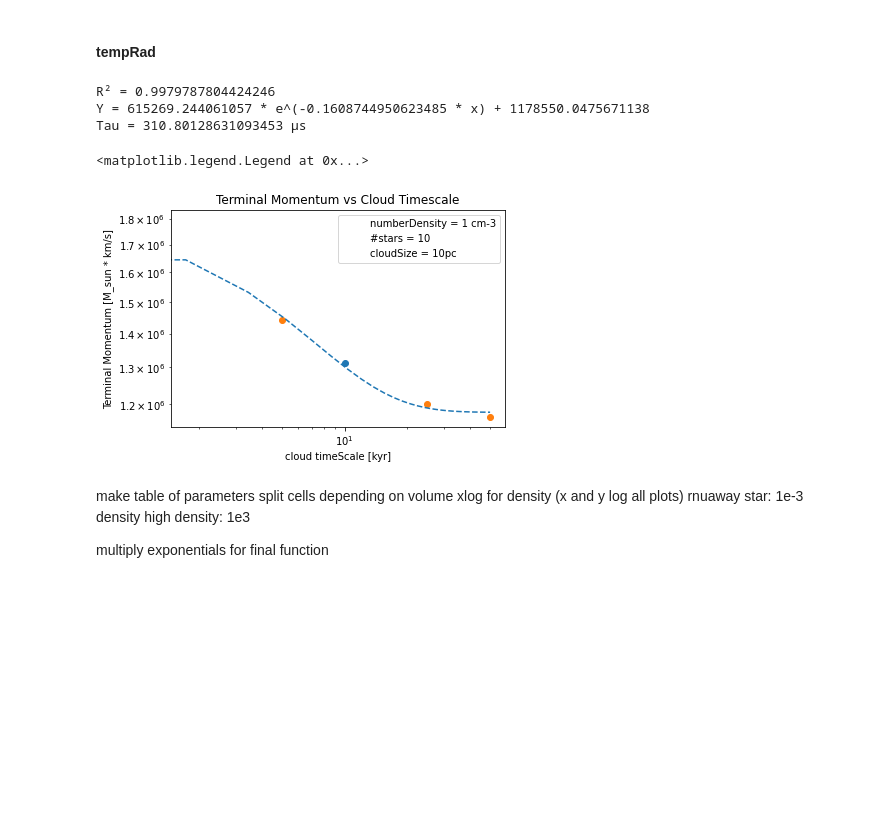
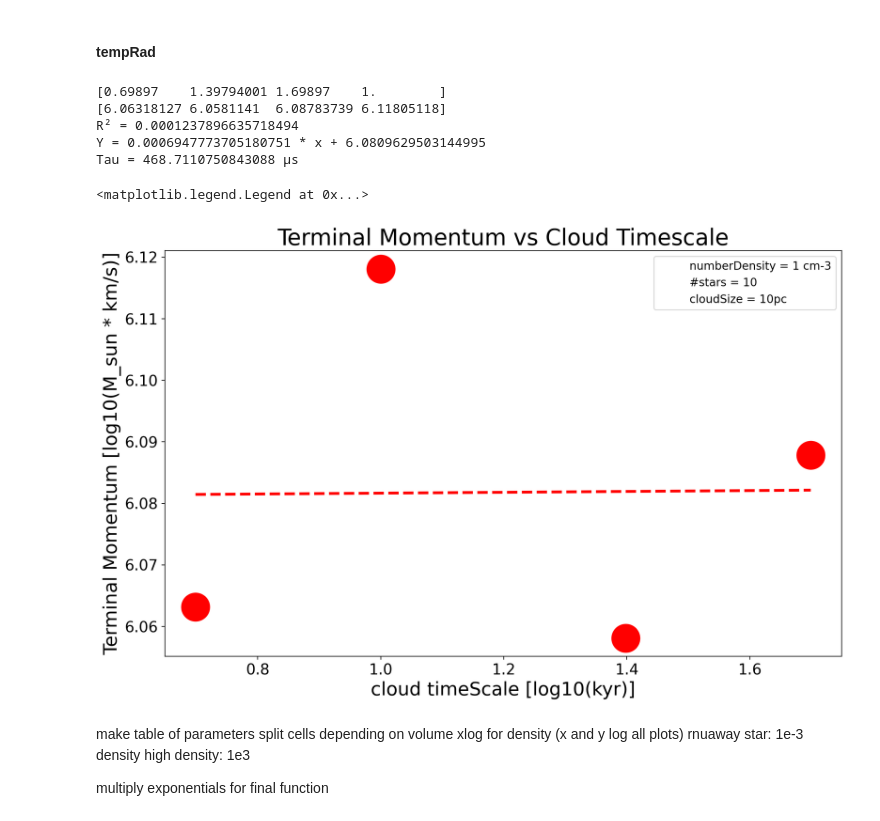
Before and after one commit to nelson-group/boecker_arepo, a Jupyter notebook: jupyterNotebooks/Cluster plots.ipynb, the cells around one changed output. Drawn from its saved outputs; the diff is of its cells as text; code cells hidden in the pictures; blank space fills up the shorter version.

```diff
--- a/jupyterNotebooks/Cluster plots.ipynb
+++ b/jupyterNotebooks/Cluster plots.ipynb
@@ -34,6 +35,13 @@ UnitTime_in_yr = UnitTime_in_s * sec_to_yr
 # %%
 folderPath = "/vera/ptmp/gc/xboecker/run/5_SN_cluster_final/"
 folderNames = ["0_base_with_IO_fields", "1_density_0_5", "1_density_10",  "2_stars_5", "2_stars_100", "3_rad_5pc", "3_rad_40pc", "4_tempRad_5kyr", "4_tempRad_50kyr"]
+folderNames = ["2_stars_1"]
+
+
+folderPath = "/vera/ptmp/gc/xboecker/run/2_new_create/"
+folderNames = ["28_1_2_n0_100"]
+
+
 #folderPath = "/u/xboecker/run/3_multiple_SNe/"
 #folderNames = ["0_1_star", "1_stars_10_linear_spacial_distribution_rad_10", "2_stars_10_linear_temporal_distribution_temp_5kyr", "3_stars_10_linear_spacial_and_temporal_distribution_rad_10pc_temp_5kyr"]
 dataFolders = np.full(len(folderNames),"string long enough so that no entry will be longer than this, because then is would be cut off......................................................................................")
@@ -44,7 +52,7 @@ for i in range(len(folderNames)):
 
 boxSize = 96
 frameAmount = 40
-frameNbrMultiplier = 10
+frameNbrMultiplier = 1
 TimeBetSnapshot_in_unit_time = 0.002
 # %%
 clp.GetUnitSystem()
@@ -363,9 +590,9 @@ empty_patch = mpatches.Patch(color='none', label="numberDensity = 1 cm-3")
 empty_patch2 = mpatches.Patch(color='none', label="#stars = 10")
 plt.legend(handles=[empty_patch, empty_patch2])
 
-s0 = plt.scatter(baseRad, baseTempRad, c=baseTerminalMomentum_in_cgs, cmap="jet", vmin = minTerminalMomentum, vmax = maxTerminalMomentum)
-s1 = plt.scatter(np.full(len(tempRadFolderNames), baseRad), tempRads, c=tempRadTerminalMomenta_in_cgs, cmap="jet", vmin = minTerminalMomentum, vmax = maxTerminalMomentum)
-s2 = plt.scatter(rads, np.full(len(radFolderNames), baseTempRad), c=radTerminalMomenta_in_cgs, cmap="jet", vmin = minTerminalMomentum, vmax = maxTerminalMomentum)
+s0 = plt.scatter(baseRad, baseTempRad, c=baseTerminalMomentum_in_mSun_kms, cmap="jet", vmin = minTerminalMomentum, vmax = maxTerminalMomentum)
+s1 = plt.scatter(np.full(len(tempRadFolderNames), baseRad), tempRads, c=tempRadTerminalMomenta_in_mSun_kms, cmap="jet", vmin = minTerminalMomentum, vmax = maxTerminalMomentum)
+s2 = plt.scatter(rads, np.full(len(radFolderNames), baseTempRad), c=radTerminalMomenta_in_mSun_kms, cmap="jet", vmin = minTerminalMomentum, vmax = maxTerminalMomentum)
 
 #s1 = plt.scatter(rad[0], tempRad[0], c=terminalMomenta_in_cgs[0], cmap="jet")
 #s2 = plt.scatter(rad[7:15], tempRad[7:15], c=terminalMomenta_in_cgs[7:15], cmap="jet", vmin = np.min(terminalMomenta) * UnitMass_in_Msun * UnitVelocity_in_km_per_s, vmax = np.max(terminalMomenta) * UnitMass_in_Msun * UnitVelocity_in_km_per_s)
@@ -379,6 +606,7 @@ s0.set_clim(minTerminalMomentum,maxTerminalMomentum)
 s1.set_clim(minTerminalMomentum,maxTerminalMomentum)
 s2.set_clim(minTerminalMomentum,maxTerminalMomentum)
 #s3.set_clim(minTerminalMomentum,maxTerminalMomentum)
+plt.style.use('./my_style.mplstyle')
 
 plt.title("Terminal Momentum [M_sun * km/s]")
 plt.xlabel(r"cloudTimescale tau [kyr]")
@@ -541,7 +837,7 @@ At the end: very dens gas --> it doesn't really start moving
 # perform the fit
 p0 = (1104807, .106675524983074746, 1406534) # start with values near those we expect
 nStarArrayToFit = np.append(nStars, baseNStar)
-nStarTerminalMomentumArrayToFit = np.append(starTerminalMomenta_in_cgs, baseTerminalMomentum_in_cgs)
+nStarTerminalMomentumArrayToFit = np.append(starTerminalMomenta_in_mSun_kms, baseTerminalMomentum_in_mSun_kms)
 xValues = np.log10(nStarArrayToFit)
 yValues = np.log10(nStarTerminalMomentumArrayToFit)
 fitValues(xValues, yValues, monoLinear, p0)
@@ -672,32 +979,44 @@ Tau = 317.5921435149756 µs
 # %% [markdown]
 #### tempRad
 # %%
-plt.scatter(baseTempRad, baseTerminalMomentum_in_cgs)
-plt.scatter(tempRads, tempRadTerminalMomenta_in_cgs)
+#terminalMomentum = -4224807.140591751 * log(0.026675524983074746 * nStar) + 4446534.69925895
+# perform the fit
+p0 = (1104807, .106675524983074746, 1406534) # start with values near those we expect
+tempRadArrayToFit = np.append(tempRads[1:], baseTempRad)
+tempRadTerminalMomentumArrayToFit = np.append(tempRadTerminalMomenta_in_mSun_kms[1:], baseTerminalMomentum_in_mSun_kms)
+xValues = np.log10(tempRadArrayToFit)
+yValues = np.log10(tempRadTerminalMomentumArrayToFit)
+print(xValues)
+print(yValues)
+fitValues(xValues, yValues, monoLinear, p0)
 
-p0 = (1e6, .1, 1e6) # start with values near those we expect
-radArrayToFit = np.append(tempRads, baseTempRad)
-radTerminalMomentumArrayToFit = np.append(tempRadTerminalMomenta_in_cgs, baseTerminalMomentum_in_cgs)
-fitValues(radArrayToFit, radTerminalMomentumArrayToFit, monoExp, p0)
+#plt.scatter(baseNStar, baseTerminalMomentum_in_cgs)
+#plt.scatter(nStars, starTerminalMomenta_in_cgs)
+plt.scatter(xValues, yValues)
+
+#x = np.linspace(0,100, 30)
+#plt.plot(x, 1200807.140591751 * np.log(0.124983074746 * x) + 1100000, color="orange")
+#plt.plot(x, 1200807.140591751 * np.log(0.00000124983074746 * x) + 14900000, color="green")
 
 plt.title("Terminal Momentum vs Cloud Timescale")
-plt.xlabel("cloud timeScale [kyr]")
-plt.ylabel("Terminal Momentum [M_sun * km/s]")
+plt.xlabel("cloud timeScale [log10(kyr)]")
+plt.ylabel("Terminal Momentum [log10(M_sun * km/s)]")
 
-plt.xscale("log")
-plt.yscale("log")
+plt.style.use('./my_style.mplstyle')
 
 empty_patch0 = mpatches.Patch(color='none', label="numberDensity = 1 cm-3")
 empty_patch1 = mpatches.Patch(color='none', label="#stars = 10")
 empty_patch2 = mpatches.Patch(color='none', label="cloudSize = 10pc")
 empty_patch3 = mpatches.Patch(color='none', label="cloudTimescale = 10kyr")
 plt.legend(handles=[empty_patch0, empty_patch1, empty_patch2])
 # %% [output]
-R² = 0.9979787804424246
-Y = 615269.244061057 * e^(-0.1608744950623485 * x) + 1178550.0475671138
-Tau = 310.80128631093453 µs
+[0.69897    1.39794001 1.69897    1.        ]
+[6.06318127 6.0581141  6.08783739 6.11805118]
+R² = 0.0001237896635718494
+Y = 0.0006947773705180751 * x + 6.0809629503144995
+Tau = 468.7110750843088 µs
 <matplotlib.legend.Legend at 0x...>
-[figure, old version]
+[figure, new version]
 # %%
 #density
 terminalMomentum = 794259.8457729041 * e^(-0.009245879897495304 * density) + 1026306.2521484414
```
Also changed, not shown: parts of 24 cells of this notebook, 13 other files.
